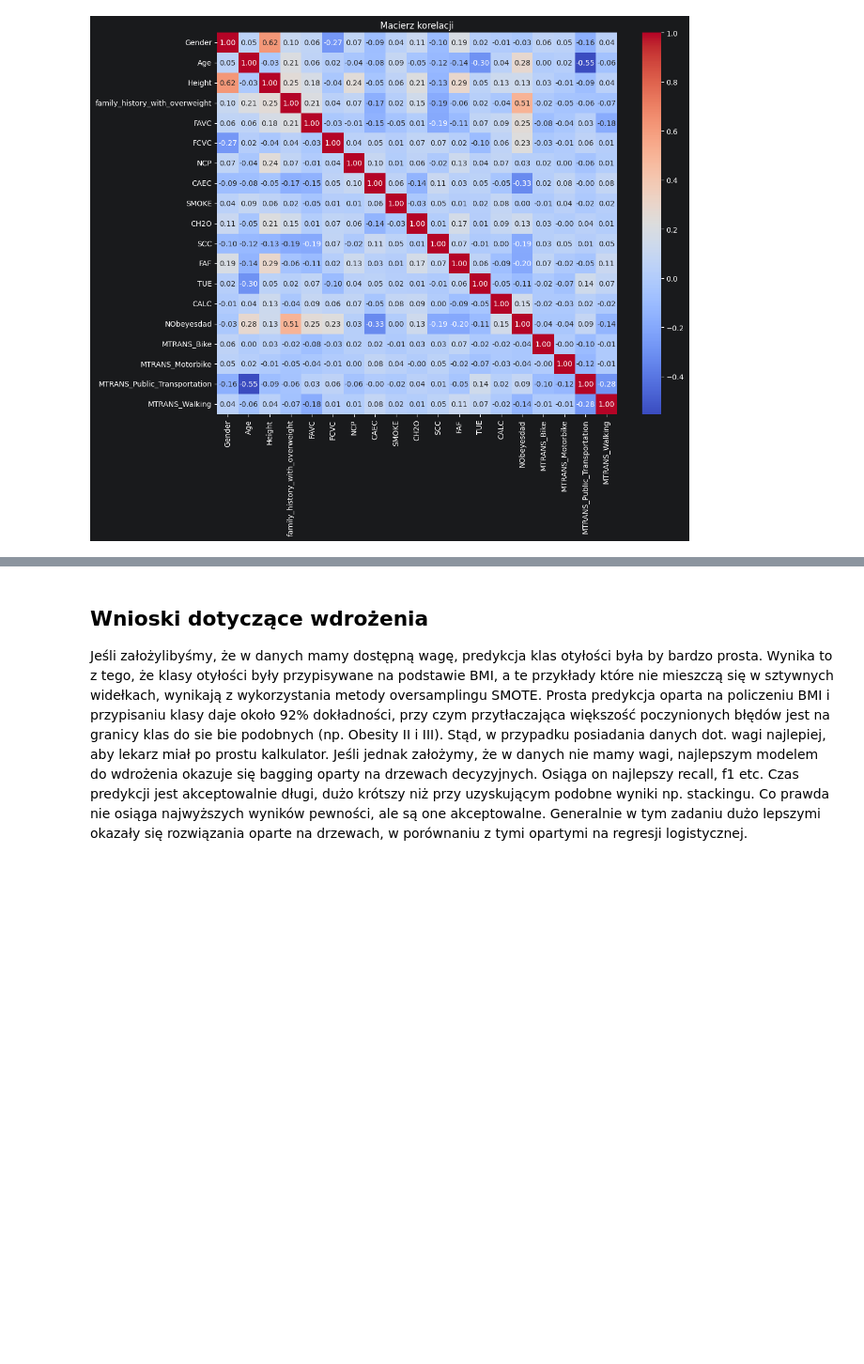
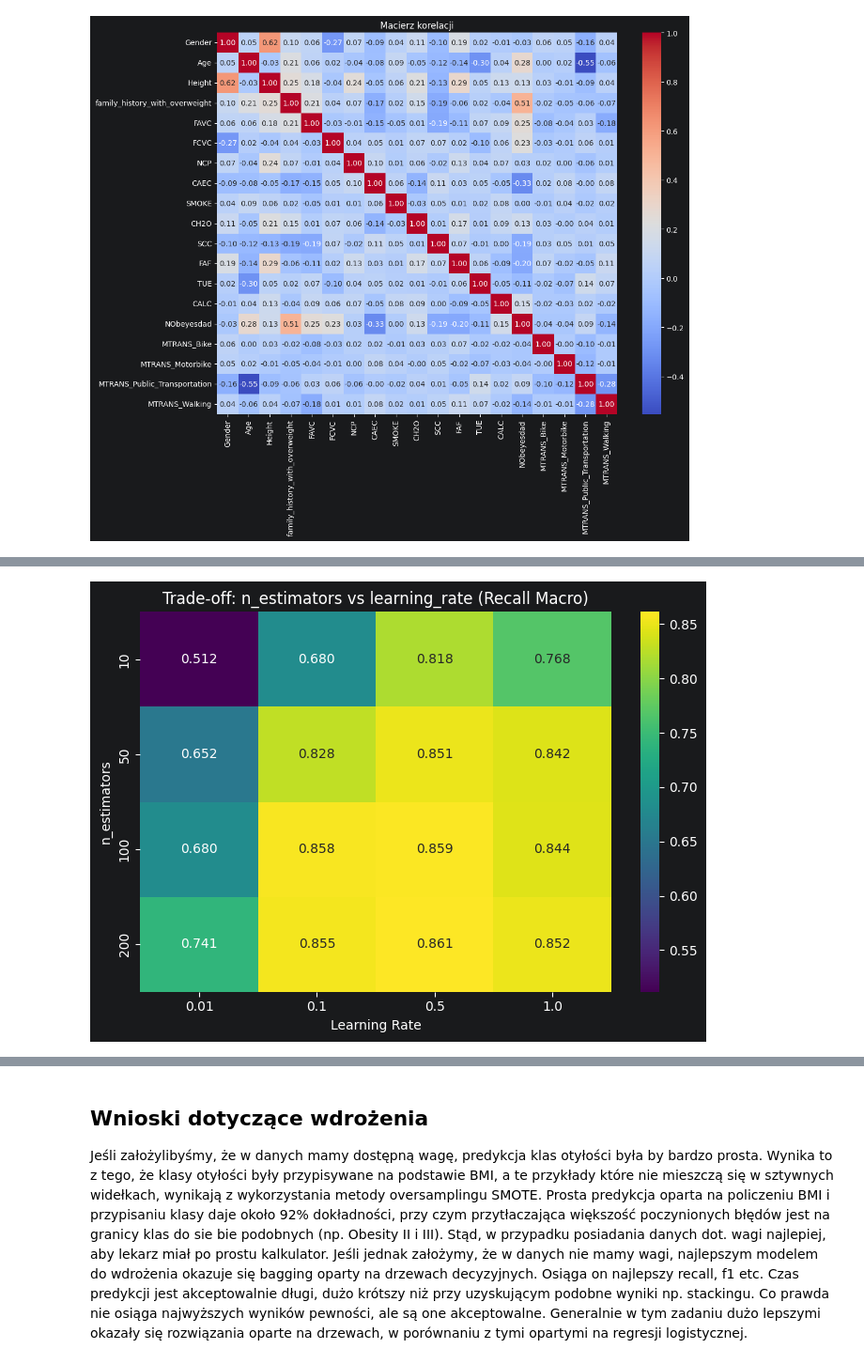
Before and after one commit to Zajecia-na-PWr-LR/lista-5-ignatonator, a Jupyter notebook: Lab_05.ipynb, the cells around one changed output, grey strips where cells are left out. Shown at 94% size. Drawn from its saved outputs; the diff is of its cells as text; code cells hidden in the pictures; blank space fills up the shorter version.

```diff
--- a/Lab_05.ipynb
+++ b/Lab_05.ipynb
@@ -560,6 +560,29 @@ Raport klasyfikacji:
     accuracy                           0.87       423
    macro avg       0.88      0.87      0.87       423
 weighted avg       0.88      0.87      0.88       423
+# %%
+# Analiza trade-offu miedzy n_estimators oraz learning_rate
+import numpy as np
+n_est_list = [10, 50, 100, 200]
+lr_list = [0.01, 0.1, 0.5, 1.0]
+results = np.zeros((len(n_est_list), len(lr_list)))
+
+for i, n_est in enumerate(n_est_list):
+    for j, lr in enumerate(lr_list):
+        model = GradientBoostingClassifier(n_estimators=n_est, learning_rate=lr, random_state=67, max_depth=3)
+        model.fit(X_train, y_train)
+        y_p = model.predict(X_test)
+        results[i, j] = recall_score(y_test, y_p, average='macro')
+
+plt.figure(figsize=(7, 5))
+sns.heatmap(results, annot=True, fmt='.3f', cmap='viridis', xticklabels=lr_list, yticklabels=n_est_list)
+plt.title('Trade-off: n_estimators vs learning_rate (Recall Macro)')
+plt.xlabel('Learning Rate')
+plt.ylabel('n_estimators')
+plt.tight_layout()
+plt.show()
+# %% [output]
+[figure, added]
 # %%
 #Voting
 svm_model = SVC(kernel='rbf', gamma='auto',class_weight='balanced',random_state=67,probability=True)
```
Also changed, not shown: parts of 10 cells of this notebook.
